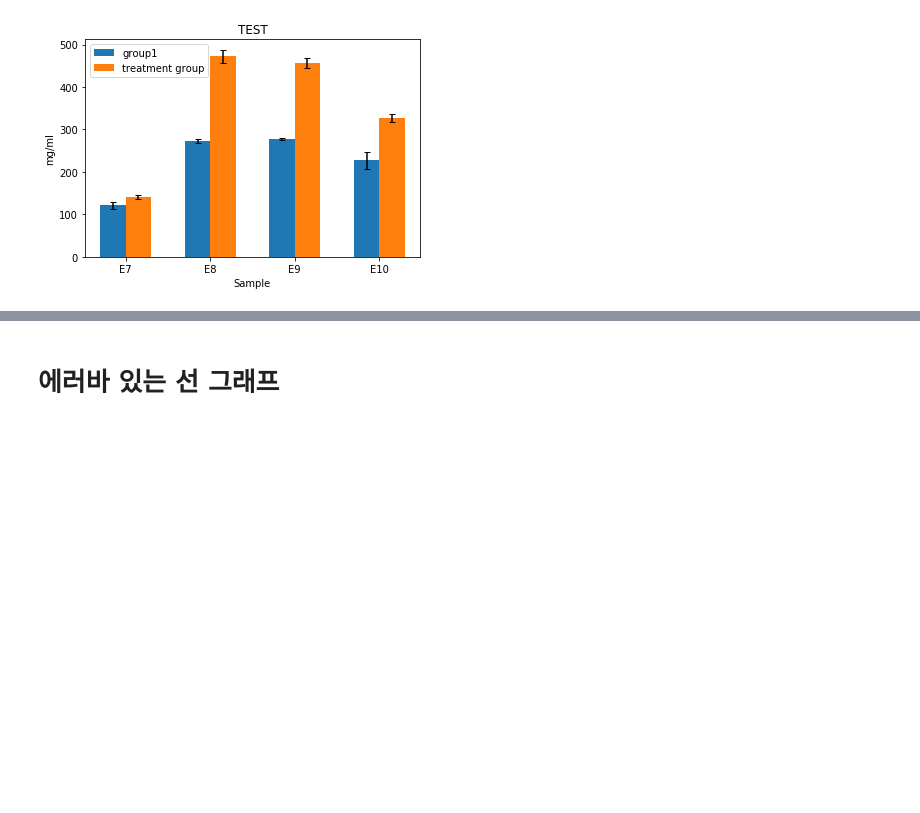
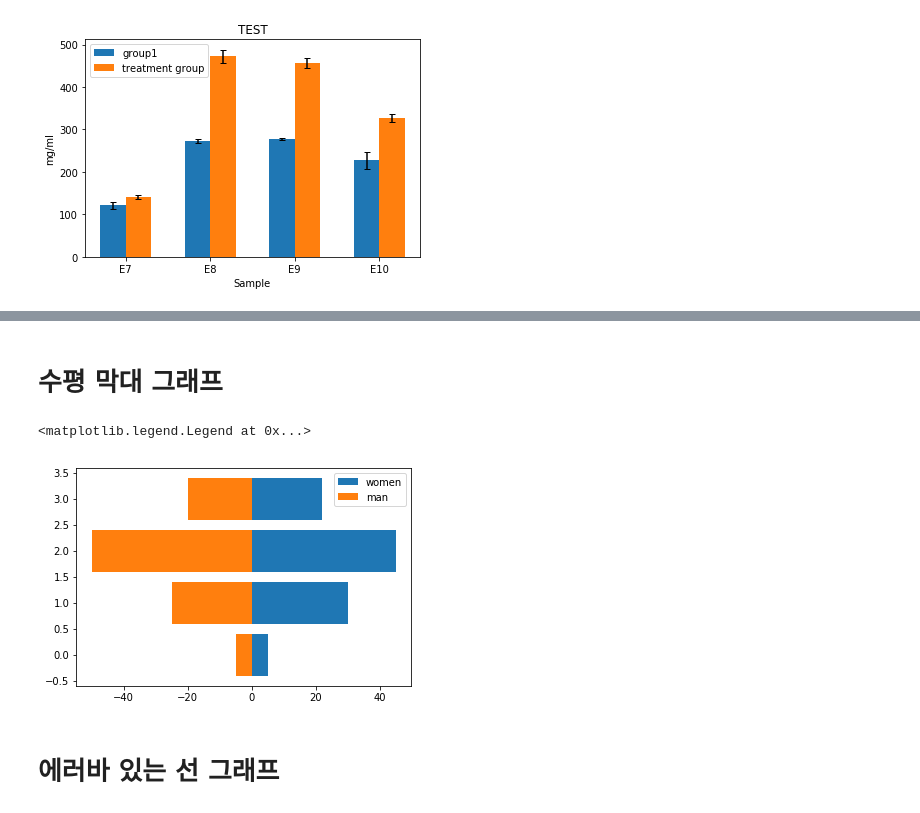
Before and after one commit to partrita/partrita.github.io, a Jupyter notebook: posts/matplotlib-examples.ipynb, the cells around one changed output, grey strips where cells are left out. Drawn from its saved outputs; the diff is of its cells as text; code cells hidden in the pictures; blank space fills up the shorter version.

```diff
--- a/posts/matplotlib-examples.ipynb
+++ b/posts/matplotlib-examples.ipynb
@@ -97,3 +109,19 @@ plt.show()
+# %% [markdown]
+# 수평 막대 그래프
+# %%
+import numpy as np
+import matplotlib.pyplot as plt
+
+women_pop = np.array([5., 30., 45., 22.])
+men_pop = np.array([5.,25.,50.,20.])
+X = np.arange(4)
+
+plt.barh(X, women_pop, label = 'women')
+plt.barh(X, -men_pop, label = 'man')
+plt.legend()
+# %% [output]
+<matplotlib.legend.Legend at 0x...>
+[figure, added]
 # %% [markdown]
 # 에러바 있는 선 그래프
 # %%
```
Also changed, not shown: parts of 23 cells of this notebook, 12 other files.
